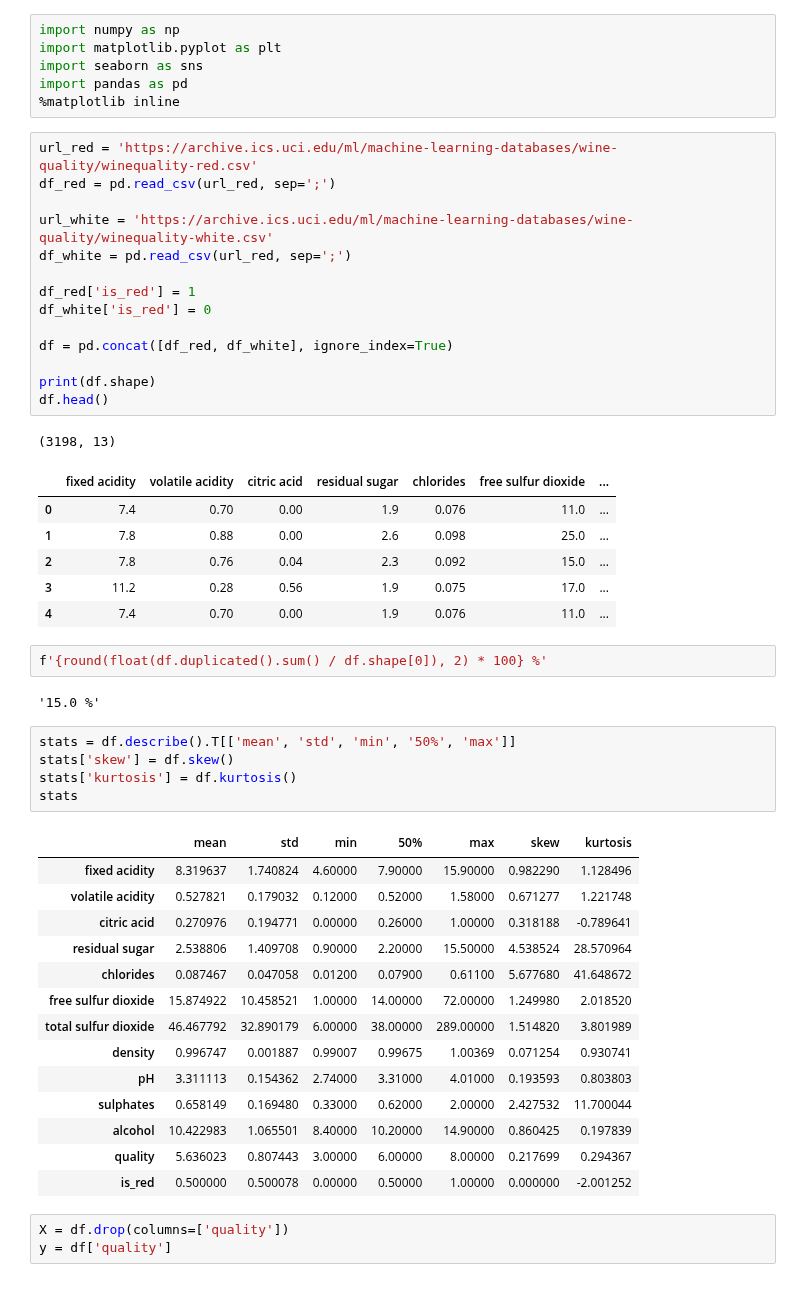
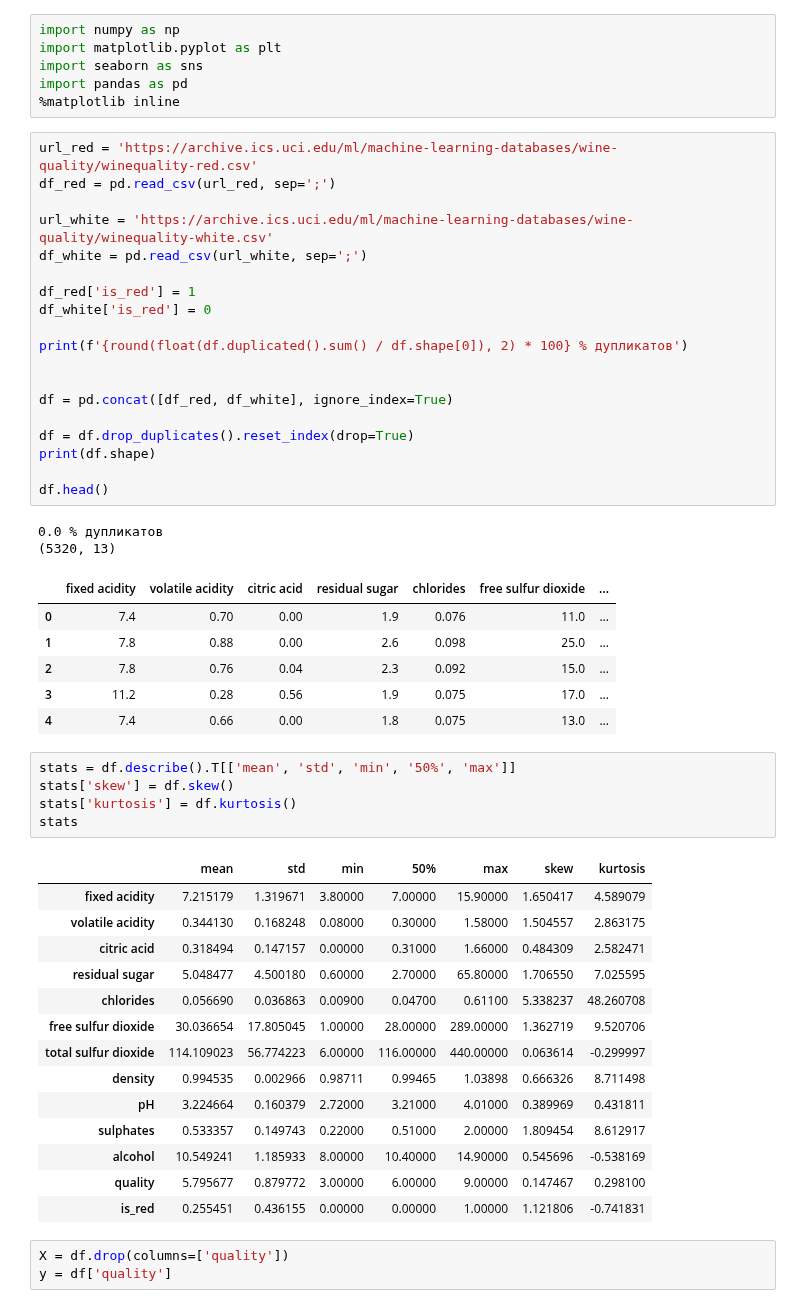
Before and after one commit to geori0/ml_labs, a Jupyter notebook: regression/lab01.ipynb, the cells around one changed output. Saved outputs shown, nothing was run; the diff lists cells and outputs as text.

```diff
--- a/regression/lab01.ipynb
+++ b/regression/lab01.ipynb
@@ -7,29 +7,31 @@ import pandas as pd
 # %%
 url_red = 'https://archive.ics.uci.edu/ml/machine-learning-databases/wine-quality/winequality-red.csv'
 df_red = pd.read_csv(url_red, sep=';')
 
 url_white = 'https://archive.ics.uci.edu/ml/machine-learning-databases/wine-quality/winequality-white.csv'
-df_white = pd.read_csv(url_red, sep=';')
+df_white = pd.read_csv(url_white, sep=';')
 
 df_red['is_red'] = 1
 df_white['is_red'] = 0
 
+print(f'{round(float(df.duplicated().sum() / df.shape[0]), 2) * 100} % дупликатов')
+
+
 df = pd.concat([df_red, df_white], ignore_index=True)
 
+df = df.drop_duplicates().reset_index(drop=True)
 print(df.shape)
+
 df.head()
 # %% [output]
-(3198, 13)
+0.0 % дупликатов
+(5320, 13)
 |  | fixed acidity | volatile acidity | citric acid | residual sugar | chlorides | free sulfur dioxide | ... |
 | 0 | 7.4 | 0.70 | 0.00 | 1.9 | 0.076 | 11.0 | ... |
 | 1 | 7.8 | 0.88 | 0.00 | 2.6 | 0.098 | 25.0 | ... |
 | 2 | 7.8 | 0.76 | 0.04 | 2.3 | 0.092 | 15.0 | ... |
 | 3 | 11.2 | 0.28 | 0.56 | 1.9 | 0.075 | 17.0 | ... |
-| 4 | 7.4 | 0.70 | 0.00 | 1.9 | 0.076 | 11.0 | ... |
+| 4 | 7.4 | 0.66 | 0.00 | 1.8 | 0.075 | 13.0 | ... |
-# %%
-f'{round(float(df.duplicated().sum() / df.shape[0]), 2) * 100} %'
-# %% [output]
-'15.0 %'
 # %%
 stats = df.describe().T[['mean', 'std', 'min', '50%', 'max']]
 stats['skew'] = df.skew()
@@ -37,19 +39,19 @@ stats['kurtosis'] = df.kurtosis()
 stats
 # %% [output]
 |  | mean | std | min | 50% | max | skew | kurtosis |
-| fixed acidity | 8.319637 | 1.740824 | 4.60000 | 7.90000 | 15.90000 | 0.982290 | 1.128496 |
-| volatile acidity | 0.527821 | 0.179032 | 0.12000 | 0.52000 | 1.58000 | 0.671277 | 1.221748 |
-| citric acid | 0.270976 | 0.194771 | 0.00000 | 0.26000 | 1.00000 | 0.318188 | -0.789641 |
-| residual sugar | 2.538806 | 1.409708 | 0.90000 | 2.20000 | 15.50000 | 4.538524 | 28.570964 |
-| chlorides | 0.087467 | 0.047058 | 0.01200 | 0.07900 | 0.61100 | 5.677680 | 41.648672 |
-| free sulfur dioxide | 15.874922 | 10.458521 | 1.00000 | 14.00000 | 72.00000 | 1.249980 | 2.018520 |
-| total sulfur dioxide | 46.467792 | 32.890179 | 6.00000 | 38.00000 | 289.00000 | 1.514820 | 3.801989 |
-| density | 0.996747 | 0.001887 | 0.99007 | 0.99675 | 1.00369 | 0.071254 | 0.930741 |
-| pH | 3.311113 | 0.154362 | 2.74000 | 3.31000 | 4.01000 | 0.193593 | 0.803803 |
-| sulphates | 0.658149 | 0.169480 | 0.33000 | 0.62000 | 2.00000 | 2.427532 | 11.700044 |
-| alcohol | 10.422983 | 1.065501 | 8.40000 | 10.20000 | 14.90000 | 0.860425 | 0.197839 |
-| quality | 5.636023 | 0.807443 | 3.00000 | 6.00000 | 8.00000 | 0.217699 | 0.294367 |
-| is_red | 0.500000 | 0.500078 | 0.00000 | 0.50000 | 1.00000 | 0.000000 | -2.001252 |
+| fixed acidity | 7.215179 | 1.319671 | 3.80000 | 7.00000 | 15.90000 | 1.650417 | 4.589079 |
+| volatile acidity | 0.344130 | 0.168248 | 0.08000 | 0.30000 | 1.58000 | 1.504557 | 2.863175 |
+| citric acid | 0.318494 | 0.147157 | 0.00000 | 0.31000 | 1.66000 | 0.484309 | 2.582471 |
+| residual sugar | 5.048477 | 4.500180 | 0.60000 | 2.70000 | 65.80000 | 1.706550 | 7.025595 |
+| chlorides | 0.056690 | 0.036863 | 0.00900 | 0.04700 | 0.61100 | 5.338237 | 48.260708 |
+| free sulfur dioxide | 30.036654 | 17.805045 | 1.00000 | 28.00000 | 289.00000 | 1.362719 | 9.520706 |
+| total sulfur dioxide | 114.109023 | 56.774223 | 6.00000 | 116.00000 | 440.00000 | 0.063614 | -0.299997 |
+| density | 0.994535 | 0.002966 | 0.98711 | 0.99465 | 1.03898 | 0.666326 | 8.711498 |
+| pH | 3.224664 | 0.160379 | 2.72000 | 3.21000 | 4.01000 | 0.389969 | 0.431811 |
+| sulphates | 0.533357 | 0.149743 | 0.22000 | 0.51000 | 2.00000 | 1.809454 | 8.612917 |
+| alcohol | 10.549241 | 1.185933 | 8.00000 | 10.40000 | 14.90000 | 0.545696 | -0.538169 |
+| quality | 5.795677 | 0.879772 | 3.00000 | 6.00000 | 9.00000 | 0.147467 | 0.298100 |
+| is_red | 0.255451 | 0.436155 | 0.00000 | 0.00000 | 1.00000 | 1.121806 | -0.741831 |
 # %%
 X = df.drop(columns=['quality'])
 y = df['quality']
```
Also changed, not shown: parts of 12 cells of this notebook.
